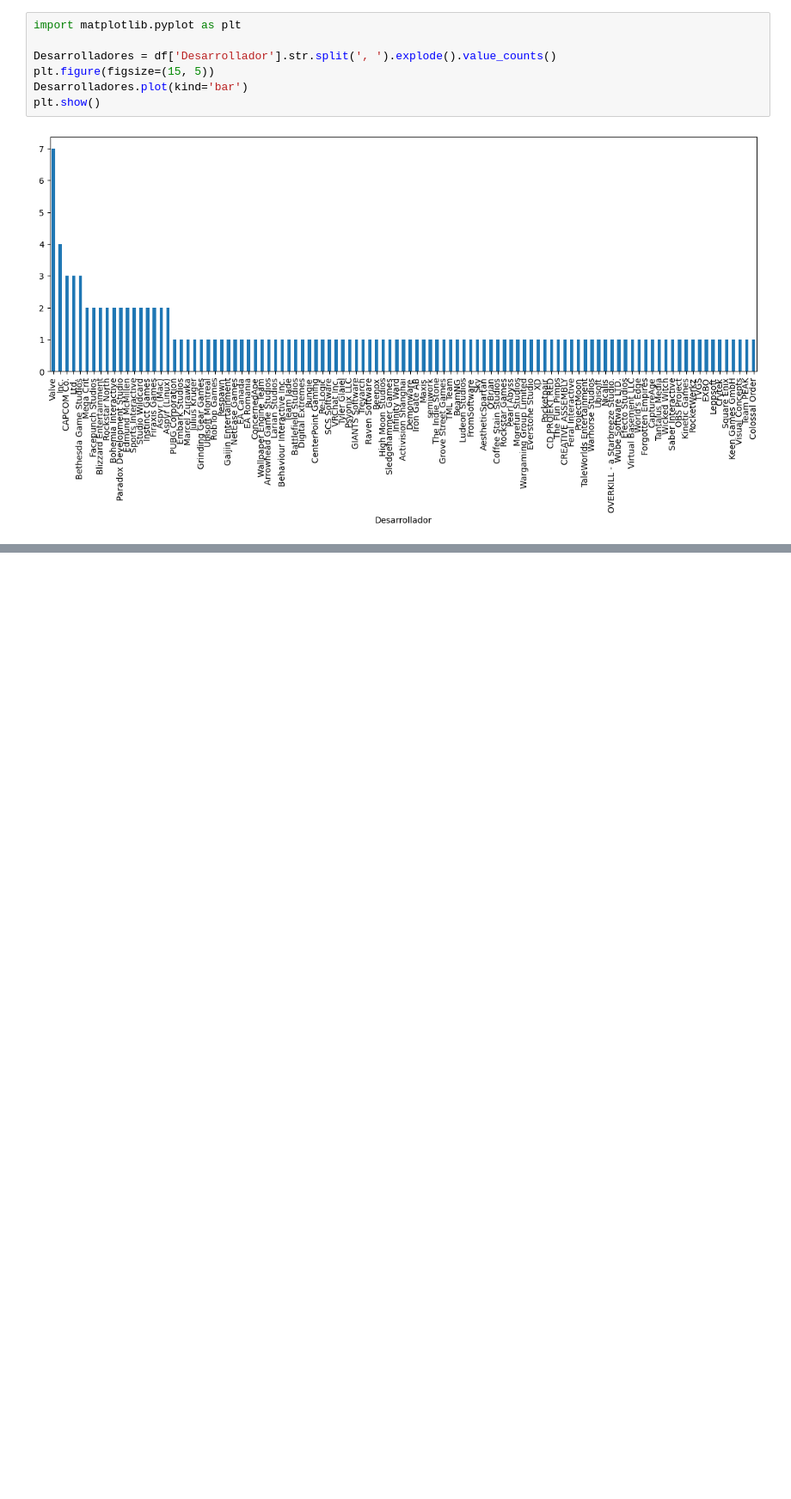
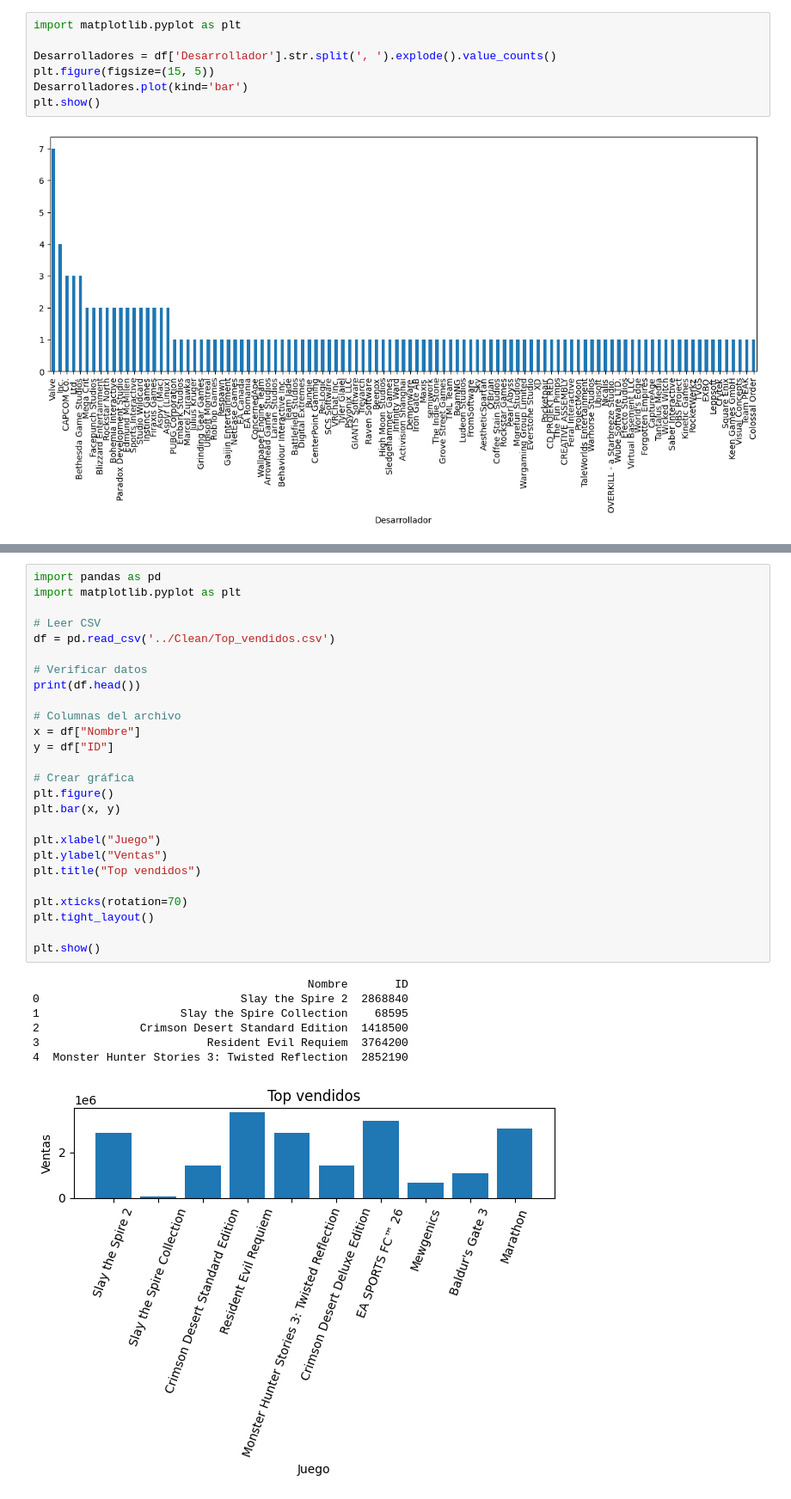
Before and after one commit to PabloOR58/spvj, a Jupyter notebook: Notebooks/graficas.ipynb, the cells around one changed output, grey strips where cells are left out. Shown at 86% size. Drawn from its saved outputs; the diff is of its cells as text; blank space fills up the shorter version.

```diff
--- a/Notebooks/graficas.ipynb
+++ b/Notebooks/graficas.ipynb
@@ -100,0 +129,34 @@ plt.show()
+# %%
+import pandas as pd
+import matplotlib.pyplot as plt
+
+# Leer CSV
+df = pd.read_csv('../Clean/Top_vendidos.csv')
+
+# Verificar datos
+print(df.head())
+
+# Columnas del archivo
+x = df["Nombre"]
+y = df["ID"]
+
+# Crear gráfica
+plt.figure()
+plt.bar(x, y)
+
+plt.xlabel("Juego")
+plt.ylabel("Ventas")
+plt.title("Top vendidos")
+
+plt.xticks(rotation=70)
+plt.tight_layout()
+
+plt.show()
+# %% [output]
+                                         Nombre       ID
+0                              Slay the Spire 2  2868840
+1                     Slay the Spire Collection    68595
+2               Crimson Desert Standard Edition  1418500
+3                         Resident Evil Requiem  3764200
+4  Monster Hunter Stories 3: Twisted Reflection  2852190
+[figure, added]
```
Also changed, not shown: parts of 1 cell of this notebook.
